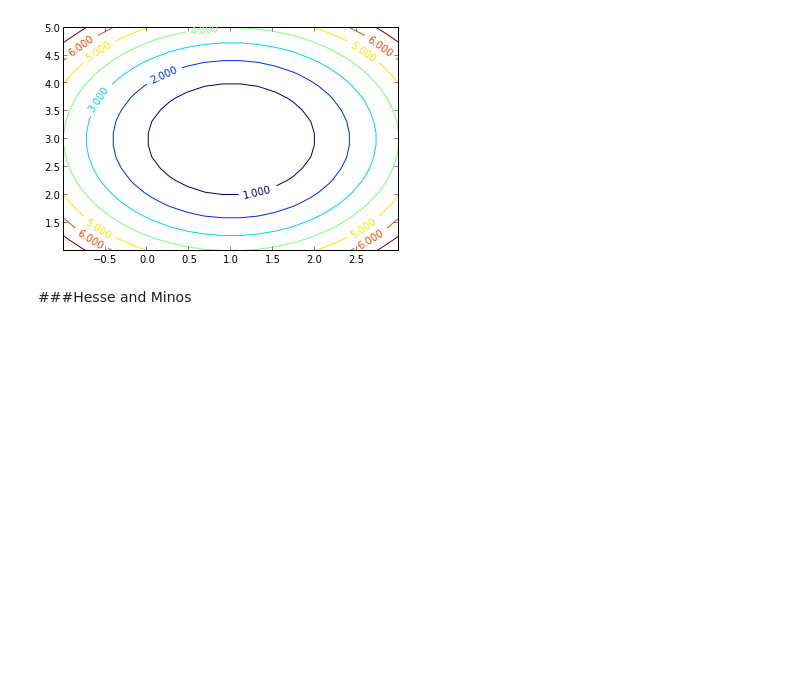
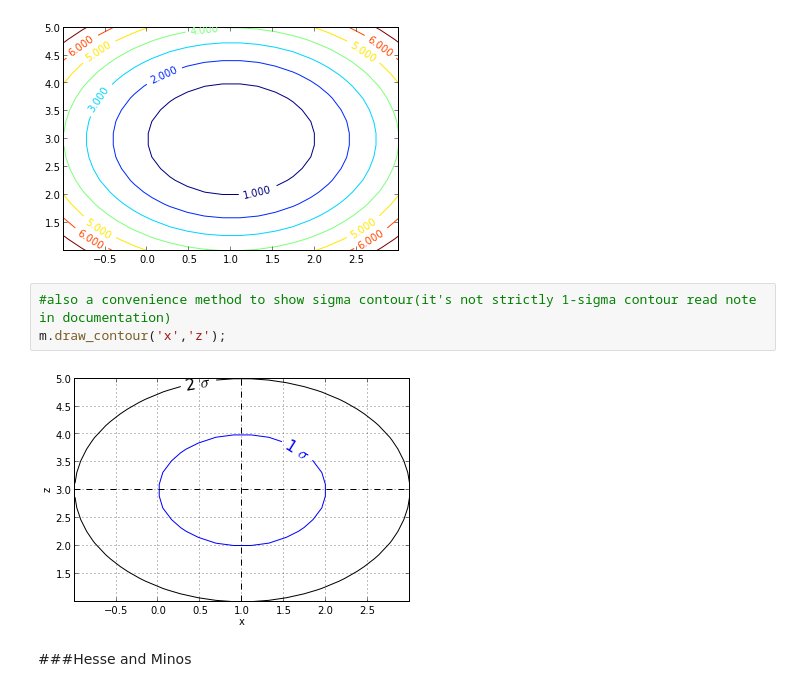
Before and after one commit to scikit-hep/iminuit, a Jupyter notebook: tutorial/tutorial.ipynb, the cells around one changed output. Saved outputs shown, nothing was run; the diff lists cells and outputs as text; blank space fills up the shorter version.

```diff
--- a/tutorial/tutorial.ipynb
+++ b/tutorial/tutorial.ipynb
@@ -152,6 +157,11 @@ clabel(cs)
 # %% [output]
 <a list of 12 text.Text objects>
 [figure]
+# %%
+#also a convenience method to show sigma contour(it's not strictly 1-sigma contour read note in documentation)
+m.draw_contour('x','z');
+# %% [output]
+[figure, added]
 # %% [markdown]
 ###Hesse and Minos
 # %% [markdown]
```
Also changed, not shown: parts of 2 cells of this notebook, 5 other files.
